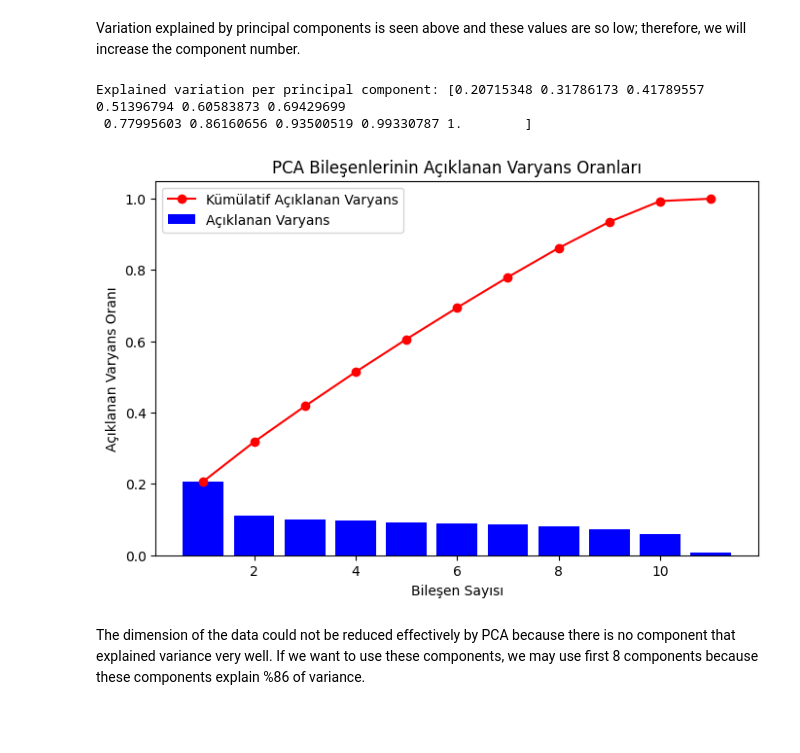
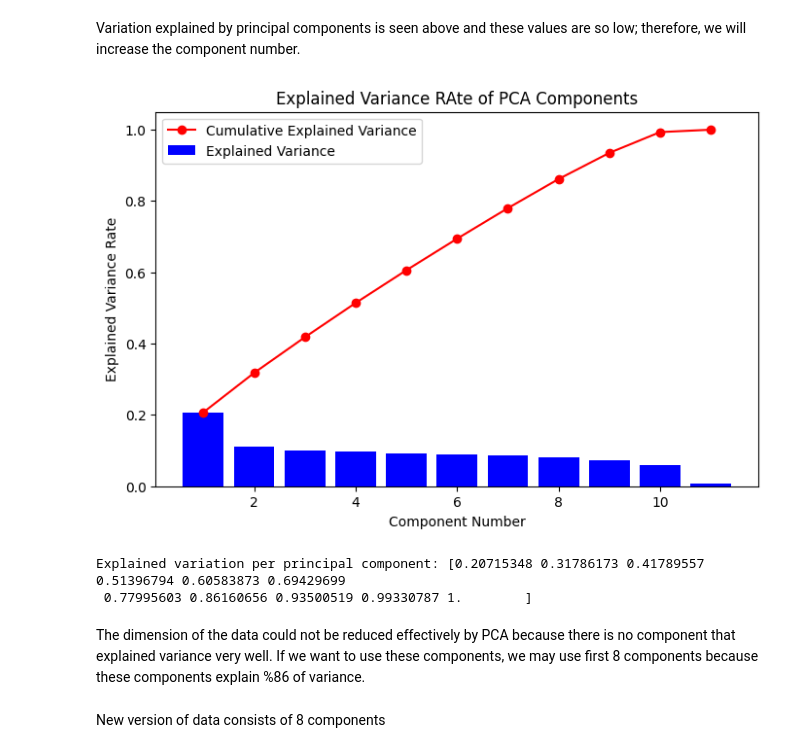
Before and after one commit to BU-IE-582/fall-24-YusufKAvcakar, a Jupyter notebook: HW1.ipynb, the cells around one changed output. Drawn from its saved outputs; the diff is of its cells as text; code cells hidden in the pictures; blank space fills up the shorter version.

```diff
--- a/HW1.ipynb
+++ b/HW1.ipynb
@@ -42,23 +48,24 @@ plt.show()
 # %% [markdown]
 Variation explained by principal components is seen above and these values are so low; therefore, we will increase the component number.
-# %%
-pca_breast_variable = PCA(n_components=11)
-principalComponents_breast = pca_breast_variable.fit_transform(x_normalized)
-explained_variance_trial = pca_breast_variable.explained_variance_ratio_
-print('Explained variation per principal component: {}'.format(np.cumsum(explained_variance_trial)))
-# %% [output]
-Explained variation per principal component: [0.20715348 0.31786173 0.41789557 0.51396794 0.60583873 0.69429699
- 0.77995603 0.86160656 0.93500519 0.99330787 1.        ]
+# %%
+pca_2 = PCA(n_components=11)
+principalComponents_2 = pca_2.fit_transform(x_normalized)
+explained_variance_2 = pca_2.explained_variance_ratio_
 # %%
 plt.figure(figsize=(8, 5))
-plt.bar(range(1, len(explained_variance_trial) + 1), explained_variance_trial, color='b', label='Açıklanan Varyans')
-plt.plot(range(1, len(explained_variance_trial) + 1), np.cumsum(explained_variance_trial), marker='o', color='r', label='Kümülatif Açıklanan Varyans')
-plt.xlabel('Bileşen Sayısı')
-plt.ylabel('Açıklanan Varyans Oranı')
-plt.title('PCA Bileşenlerinin Açıklanan Varyans Oranları')
+plt.bar(range(1, len(explained_variance_2) + 1), explained_variance_2, color='b', label='Explained Variance')
+plt.plot(range(1, len(explained_variance_2) + 1), np.cumsum(explained_variance_2), marker='o', color='r', label='Cumulative Explained Variance')
+plt.xlabel('Component Number')
+plt.ylabel('Explained Variance Rate')
+plt.title('Explained Variance RAte of PCA Components')
 plt.legend()
 plt.show()
+print('Explained variation per principal component: {}'.format(np.cumsum(explained_variance_2)))
 # %% [output]
-[figure, old version]
+[figure, new version]
+Explained variation per principal component: [0.20715348 0.31786173 0.41789557 0.51396794 0.60583873 0.69429699
+ 0.77995603 0.86160656 0.93500519 0.99330787 1.        ]
 # %% [markdown]
 The dimension of the data could not be reduced effectively by PCA because there is no component that explained variance very well. If we want to use these components, we may use first 8 components because these components explain %86 of variance.
+# %% [markdown]
+New version of data consists of 8 components
```
Also changed, not shown: parts of 10 cells of this notebook.
